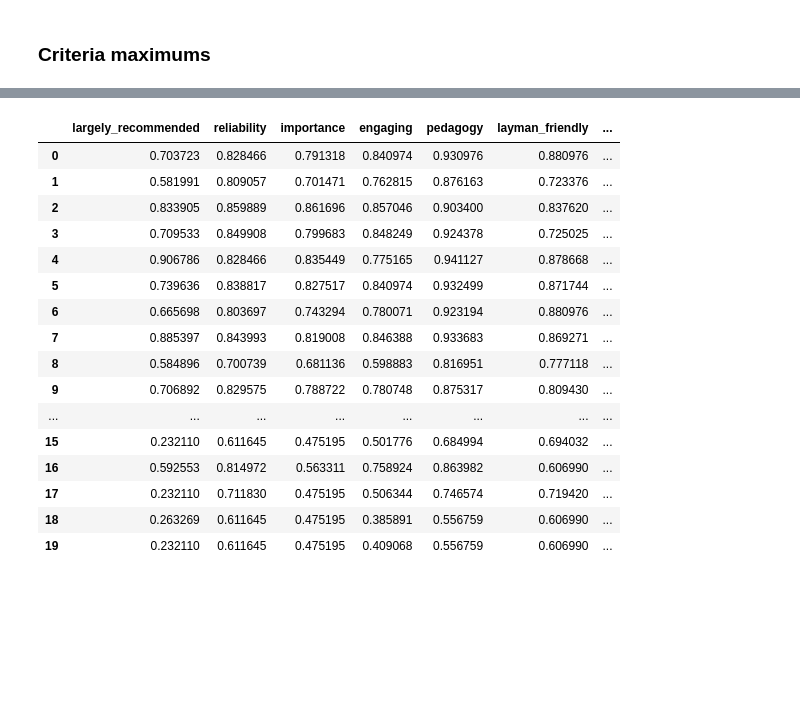
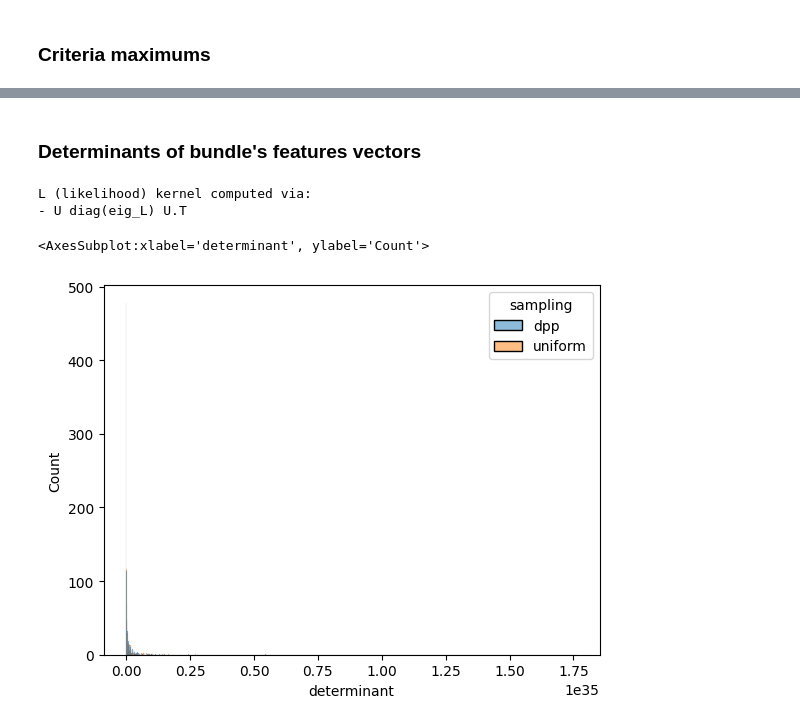
Before and after one commit to ArfyK/tournesol-dpp, a Jupyter notebook: bundle_statistics.ipynb, the cells around one changed output, grey strips where cells are left out. Saved outputs shown, nothing was run; the diff lists cells and outputs as text; code cells hidden in the pictures; blank space fills up the shorter version.

Commit message:
compare determinants dpp vs uniform

```diff
--- a/bundle_statistics.ipynb
+++ b/bundle_statistics.ipynb
@@ -239,20 +241,47 @@ f.tight_layout()
-# %%
-criteria_maximums
-# %% [output]
-|  | largely_recommended | reliability | importance | engaging | pedagogy | layman_friendly | ... |
-| 0 | 0.703723 | 0.828466 | 0.791318 | 0.840974 | 0.930976 | 0.880976 | ... |
-| 1 | 0.581991 | 0.809057 | 0.701471 | 0.762815 | 0.876163 | 0.723376 | ... |
-| 2 | 0.833905 | 0.859889 | 0.861696 | 0.857046 | 0.903400 | 0.837620 | ... |
-| 3 | 0.709533 | 0.849908 | 0.799683 | 0.848249 | 0.924378 | 0.725025 | ... |
-| 4 | 0.906786 | 0.828466 | 0.835449 | 0.775165 | 0.941127 | 0.878668 | ... |
-| 5 | 0.739636 | 0.838817 | 0.827517 | 0.840974 | 0.932499 | 0.871744 | ... |
-| 6 | 0.665698 | 0.803697 | 0.743294 | 0.780071 | 0.923194 | 0.880976 | ... |
-| 7 | 0.885397 | 0.843993 | 0.819008 | 0.846388 | 0.933683 | 0.869271 | ... |
-| 8 | 0.584896 | 0.700739 | 0.681136 | 0.598883 | 0.816951 | 0.777118 | ... |
-| 9 | 0.706892 | 0.829575 | 0.788722 | 0.780748 | 0.875317 | 0.809430 | ... |
-| ... | ... | ... | ... | ... | ... | ... | ... |
-| 15 | 0.232110 | 0.611645 | 0.475195 | 0.501776 | 0.684994 | 0.694032 | ... |
-| 16 | 0.592553 | 0.814972 | 0.563311 | 0.758924 | 0.863982 | 0.606990 | ... |
-| 17 | 0.232110 | 0.711830 | 0.475195 | 0.506344 | 0.746574 | 0.719420 | ... |
-| 18 | 0.263269 | 0.611645 | 0.475195 | 0.385891 | 0.556759 | 0.606990 | ... |
-| 19 | 0.232110 | 0.611645 | 0.475195 | 0.409068 | 0.556759 | 0.606990 | ... |
+# %% [markdown]
+### Determinants of bundle's features vectors
+# %%
+dpp.compute_L()
+# %% [output]
+L (likelihood) kernel computed via:
+- U diag(eig_L) U.T
+# %%
+n_tests = 1000
+
+dpp_indexes = [
+    dpp.sample_exact_k_dpp(size=bundle_size)
+    for i in range(n_tests)
+]
+
+uniform_indexes = [
+    list(
+        df.loc[df["age_in_days"] <= 21].sample(
+            n=recent_videos_to_sample,
+            replace=False
+        ).index
+    )+
+    list(
+        df.loc[df["age_in_days"] > 21].sample(
+            n=old_videos_to_sample,
+            replace=False
+        ).index
+    )
+    for i in range(n_tests)
+]
+
+determinants = pd.DataFrame(
+    columns = ['determinant', 'sampling'],
+    data = [
+        [np.linalg.det(dpp.L[np.ix_(indexes, indexes)])] + ['dpp']
+        for indexes in dpp_indexes
+    ] +
+    [
+        [np.linalg.det(dpp.L[np.ix_(indexes, indexes)])] + ['uniform']
+        for indexes in uniform_indexes
+    ]
+)
+
+sns.histplot(data=determinants, x='determinant', hue='sampling')
+# %% [output]
+<AxesSubplot:xlabel='determinant', ylabel='Count'>
+[figure, added]
```
Also changed, not shown: parts of 1 cell of this notebook.
